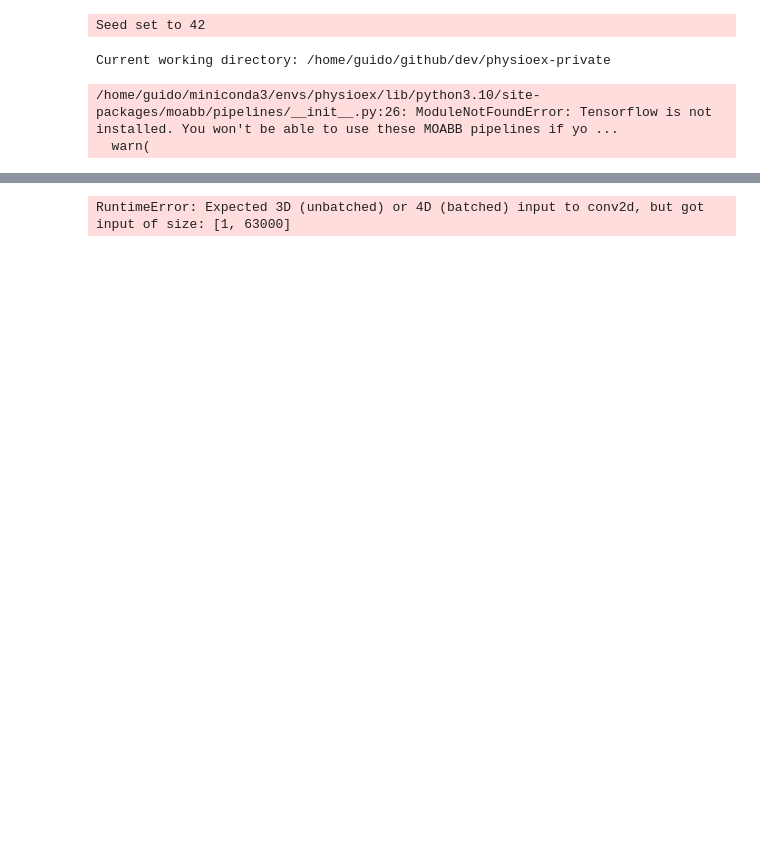
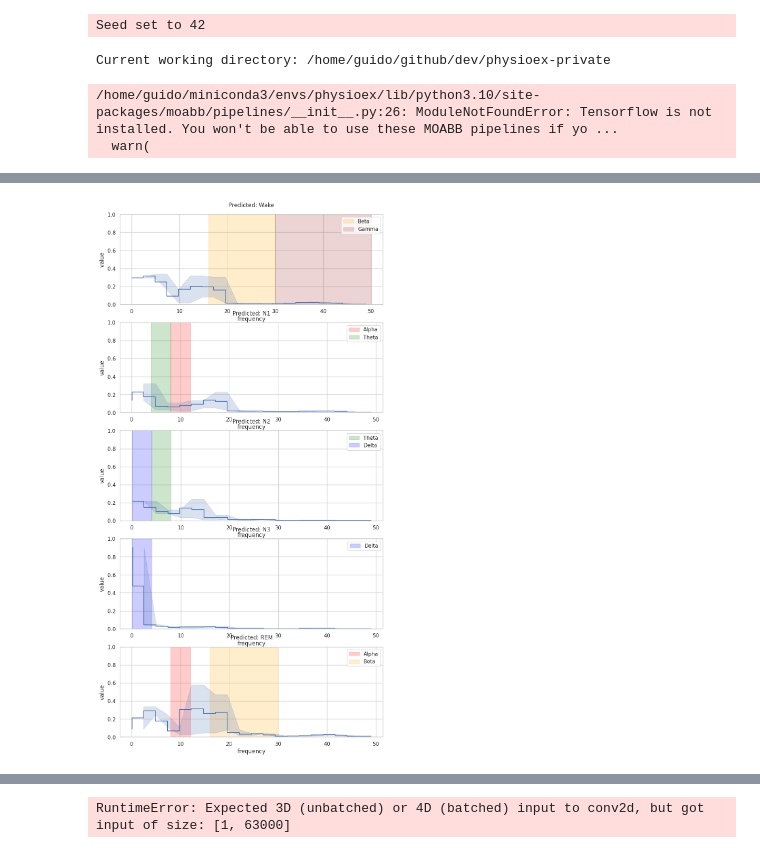
Before and after one commit to guidogagl/physioex, a Jupyter notebook: examples/spectral_gradients.ipynb, the cells around one changed output, grey strips where cells are left out. Saved outputs shown, nothing was run; the diff lists cells and outputs as text; code cells hidden in the pictures; blank space fills up the shorter version.

```diff
--- a/examples/spectral_gradients.ipynb
+++ b/examples/spectral_gradients.ipynb
@@ -107,0 +146,80 @@ torch.Size([32, 3, 1, 3000, 10])
+# %%
+fig, ax = plt.subplots(5, 1, figsize=(10, 20))
+
+# Mappa gli indici alle fasi del sonno
+sleep_stages = {0: "Wake", 1: "N1", 2: "N2", 3: "N3", 4: "REM"}
+
+# Mappa ogni fase del sonno alle sue bande di frequenza rilevanti
+relevant_bands = {
+    "Wake": ["Beta", "Gamma"],
+    "N1": ["Alpha", "Theta"],
+    "N2": ["Theta", "Delta"],
+    "N3": ["Delta"],
+    "REM": ["Alpha", "Beta"],
+}
+
+# Definisci le bande di frequenza dell'EEG
+eeg_bands = {
+    "Delta": (0, 4),
+    "Theta": (4, 8),
+    "Alpha": (8, 12),
+    "Sigma": (12, 16),
+    "Beta": (16, 30),
+    "Gamma": (30, 50),
+}
+
+# Definisci i colori per ogni banda
+band_colors = {
+    "Delta": "blue",
+    "Theta": "green",
+    "Alpha": "red",
+    "Sigma": "purple",
+    "Beta": "orange",
+    "Gamma": "brown",
+}
+
+for i in range(5):
+    ax[i].set_title(
+        f"Predicted: {sleep_stages[i]}", fontsize=12, y=1.05
+    )  # Usa il nome della fase del sonno come titolo
+
+    df_new = pd.DataFrame(columns=["frequency", "value"])
+    for column in spectral_importances[i].columns:
+        start, end = map(float, column.strip("[]").split(", "))
+        df_new = pd.concat(
+            [
+                df_new,
+                pd.DataFrame(
+                    {
+                        "frequency": [start],
+                        "value": [spectral_importances[i][column].mean()],
+                    }
+                ),
+            ]
+        )
+        df_new = pd.concat(
+            [
+                df_new,
+                pd.DataFrame(
+                    {
+                        "frequency": [end],
+                        "value": [spectral_importances[i][column].mean()],
+                    }
+                ),
+            ]
+        )
+
+    for band in relevant_bands[
+        sleep_stages[i]
+    ]:  # Usa solo le bande rilevanti per la fase del sonno corrente
+        ax[i].fill_betweenx(
+            [0, 1], *eeg_bands[band], color=band_colors[band], alpha=0.2, label=band
+        )  # Regola l'opacità con alpha
+
+    # Crea il grafico a linee con l'asse x rappresentante le frequenze e l'asse y rappresentante i valori
+    sns.lineplot(x="frequency", y="value", data=df_new, drawstyle="steps-pre", ax=ax[i])
+
+    ax[i].set_ylim([0, 1])
+    ax[i].legend()  # Mostra la legenda
+# %% [output]
+[figure, added]
```
Also changed, not shown: parts of 16 cells of this notebook, 20 other files.
